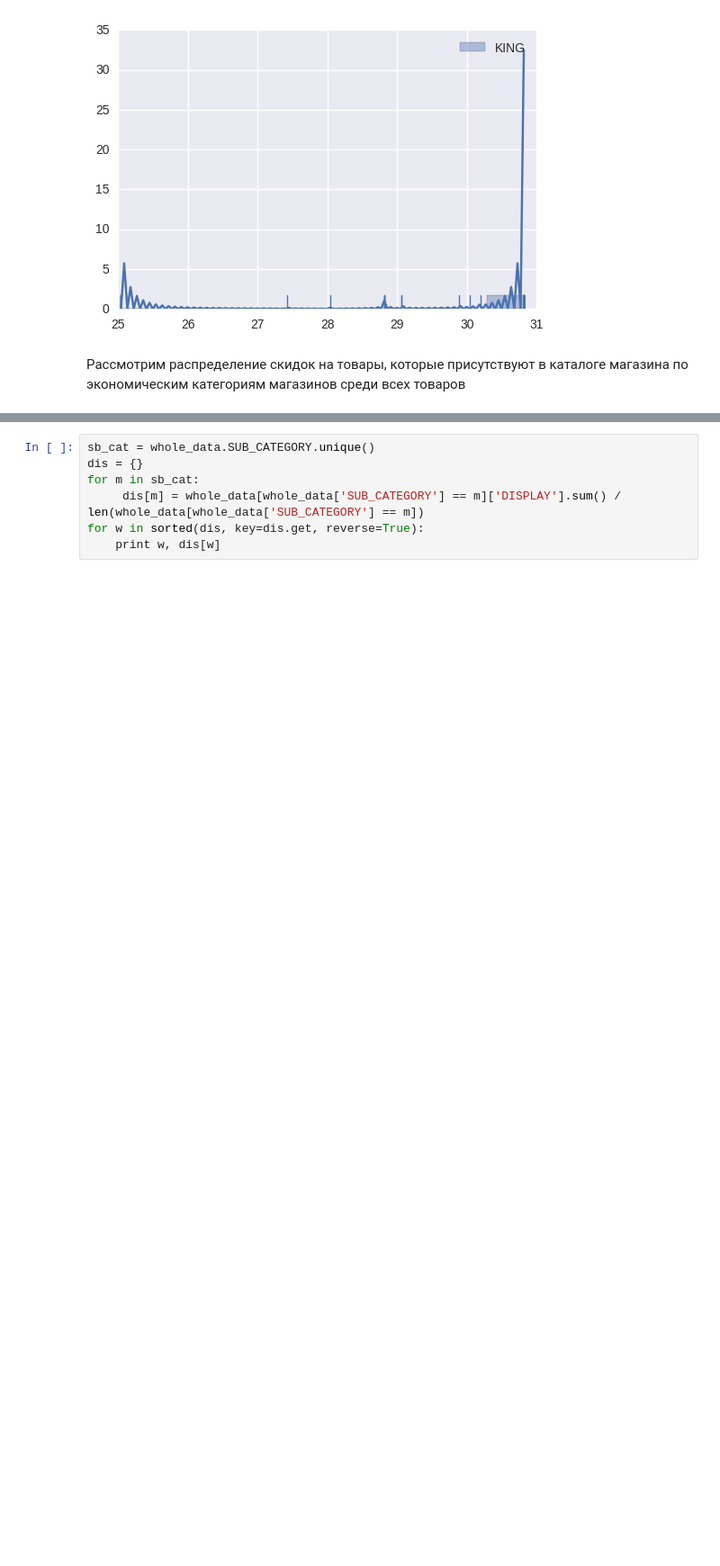
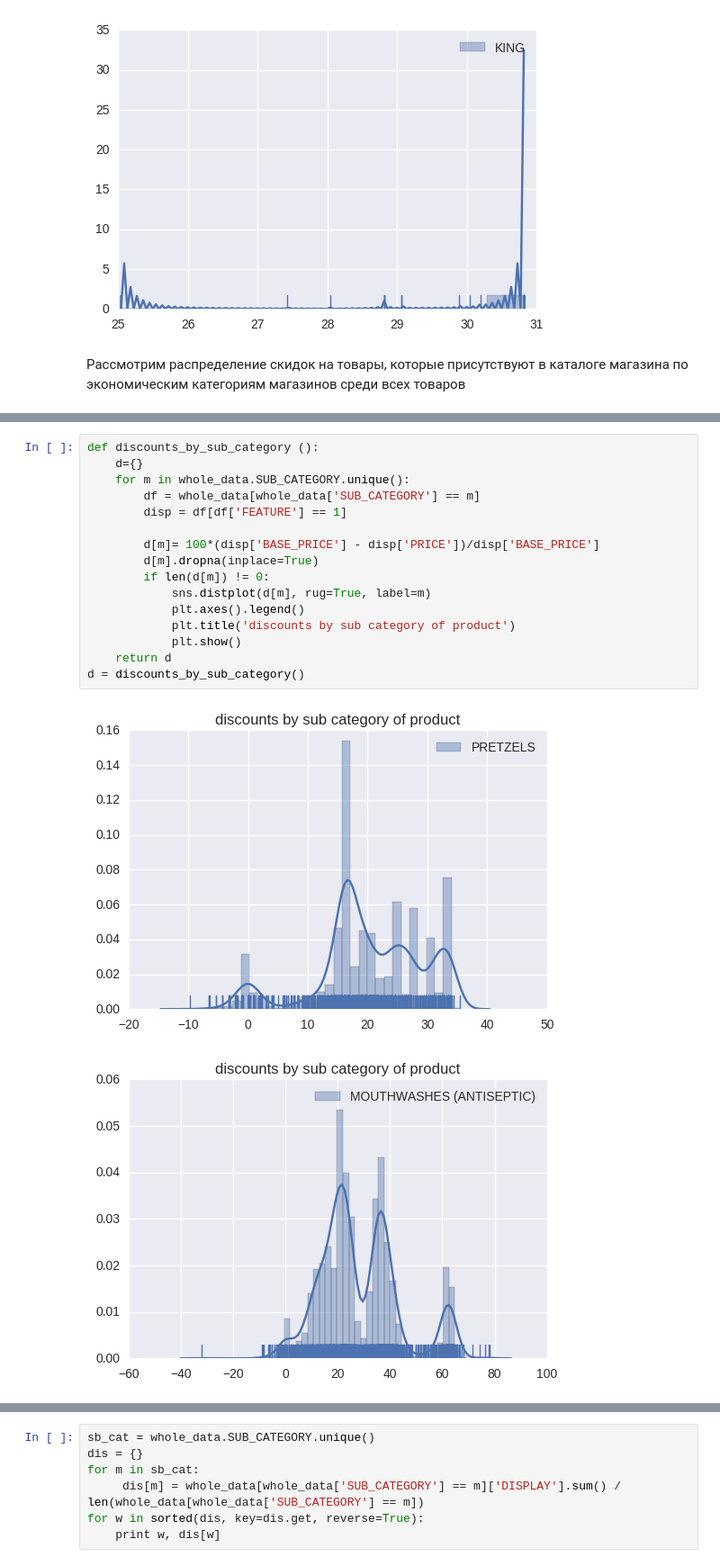
Before and after one commit to Shevviakov/technosphere, a Jupyter notebook: introdata/project/introdata_project.ipynb, the cells around one changed output, grey strips where cells are left out. Shown at 90% size. Drawn from its saved outputs; the diff is of its cells as text; blank space fills up the shorter version.

```diff
--- a/introdata/project/introdata_project.ipynb
+++ b/introdata/project/introdata_project.ipynb
@@ -279,0 +280,19 @@ d = feature_price()
+# %%
+def discounts_by_sub_category ():
+    d={}
+    for m in whole_data.SUB_CATEGORY.unique():
+        df = whole_data[whole_data['SUB_CATEGORY'] == m]
+        disp = df[df['FEATURE'] == 1]
+
+        d[m]= 100*(disp['BASE_PRICE'] - disp['PRICE'])/disp['BASE_PRICE']
+        d[m].dropna(inplace=True)
+        if len(d[m]) != 0:
+            sns.distplot(d[m], rug=True, label=m)
+            plt.axes().legend()
+            plt.title('discounts by sub category of product')
+            plt.show()
+    return d
+d = discounts_by_sub_category()
+# %% [output]
+[figure, added]
+[figure, added]
```
Also changed, not shown: parts of 4 cells of this notebook, 4 other files.
